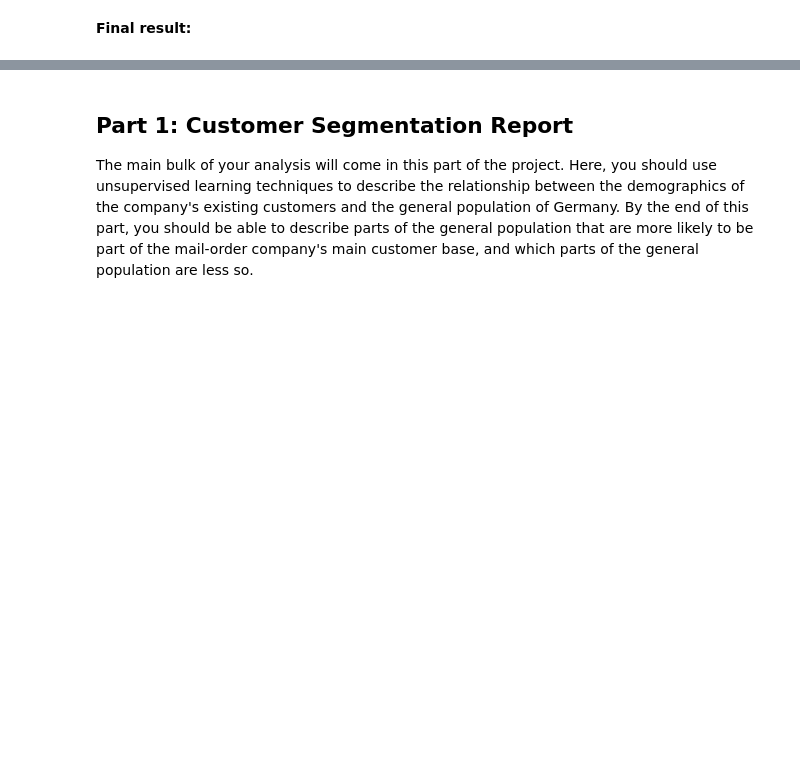
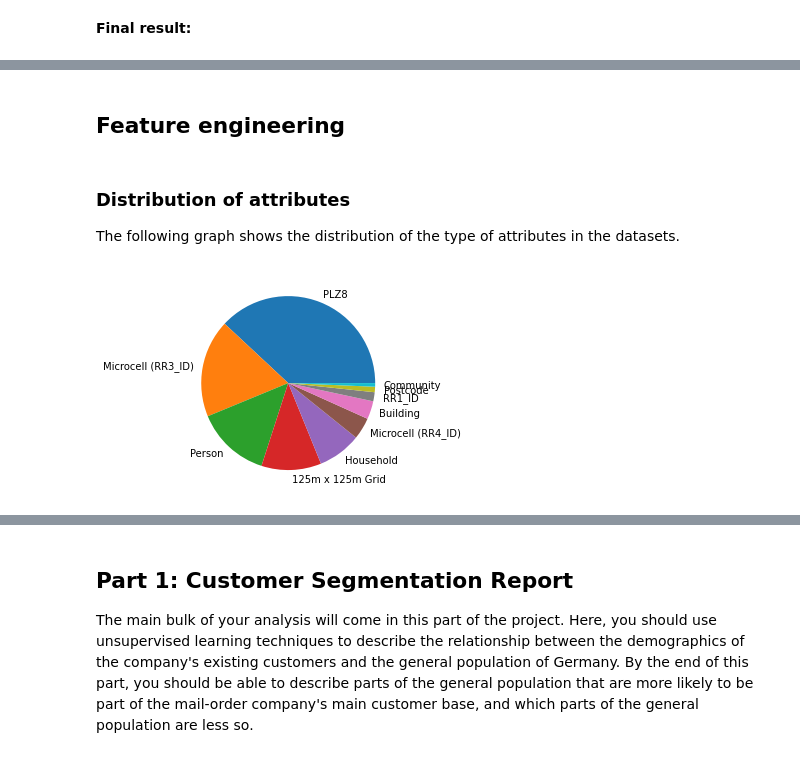
Before and after one commit to jobquiroz/MarketingCampaign, a Jupyter notebook: Arvato Project Workbook.ipynb, the cells around one changed output, grey strips where cells are left out. Saved outputs shown, nothing was run; the diff lists cells and outputs as text; code cells hidden in the pictures; blank space fills up the shorter version.

Commit message:
Starting feature engineering

```diff
--- a/Arvato Project Workbook.ipynb
+++ b/Arvato Project Workbook.ipynb
@@ -203,0 +327,7 @@ azdias_cols - info_level_set;
+# %%
+# Finally we add the 'Information level' column by merging dataframes
+
+#Join by index
+info_levels.set_index('Attribute', inplace = True)
+# %%
+attributes_info = pd.merge(left = missing_codes, right = info_levels['Information level'], how = 'left', left_index = True, right_index = True)
@@ -203,0 +413,22 @@ azdias_cols - info_level_set;
+# %%
+attributes_info.drop( ['TITEL_KZ', 'AGER_TYP', 'KBA05_BAUMAX'], axis = 0, inplace = True)
+
+azdias.drop(['ALTER_KIND1', 'ALTER_KIND2', 'ALTER_KIND3', 'ALTER_KIND4',
+                'TITEL_KZ', 'AGER_TYP', 'EXTSEL992', 'KK_KUNDENTYP', 'KBA05_BAUMAX'], axis = 1, inplace = True)
+
+customers.drop(['ALTER_KIND1', 'ALTER_KIND2', 'ALTER_KIND3', 'ALTER_KIND4',
+                'TITEL_KZ', 'AGER_TYP', 'EXTSEL992', 'KK_KUNDENTYP', 'KBA05_BAUMAX'], axis = 1, inplace = True)
+# %% [markdown]
+## Feature engineering
+# %% [markdown]
+### Distribution of attributes
+
+The following graph shows the distribution of the type of attributes in the datasets.
+# %%
+# Plot of number of features per information level  (pie)
+att_per_infolevel = attributes_info.reset_index().groupby('Information level').count().sort_values(by = 'Attribute', ascending = False)
+
+att_per_infolevel['Attribute'].plot.pie()
+plt.ylabel('');
+# %% [output]
+[figure, added]
```
Also changed, not shown: parts of 127 cells of this notebook.
